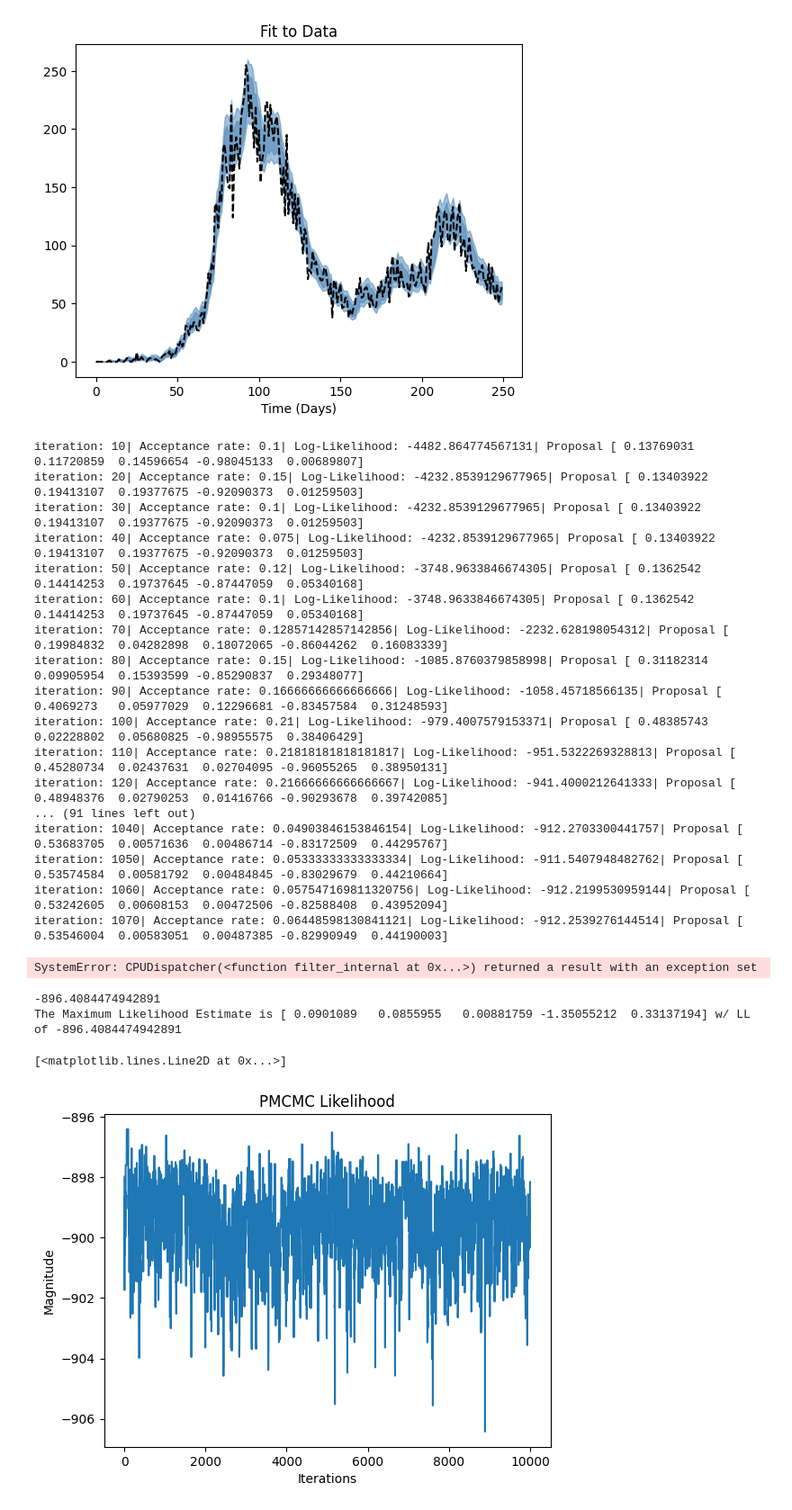
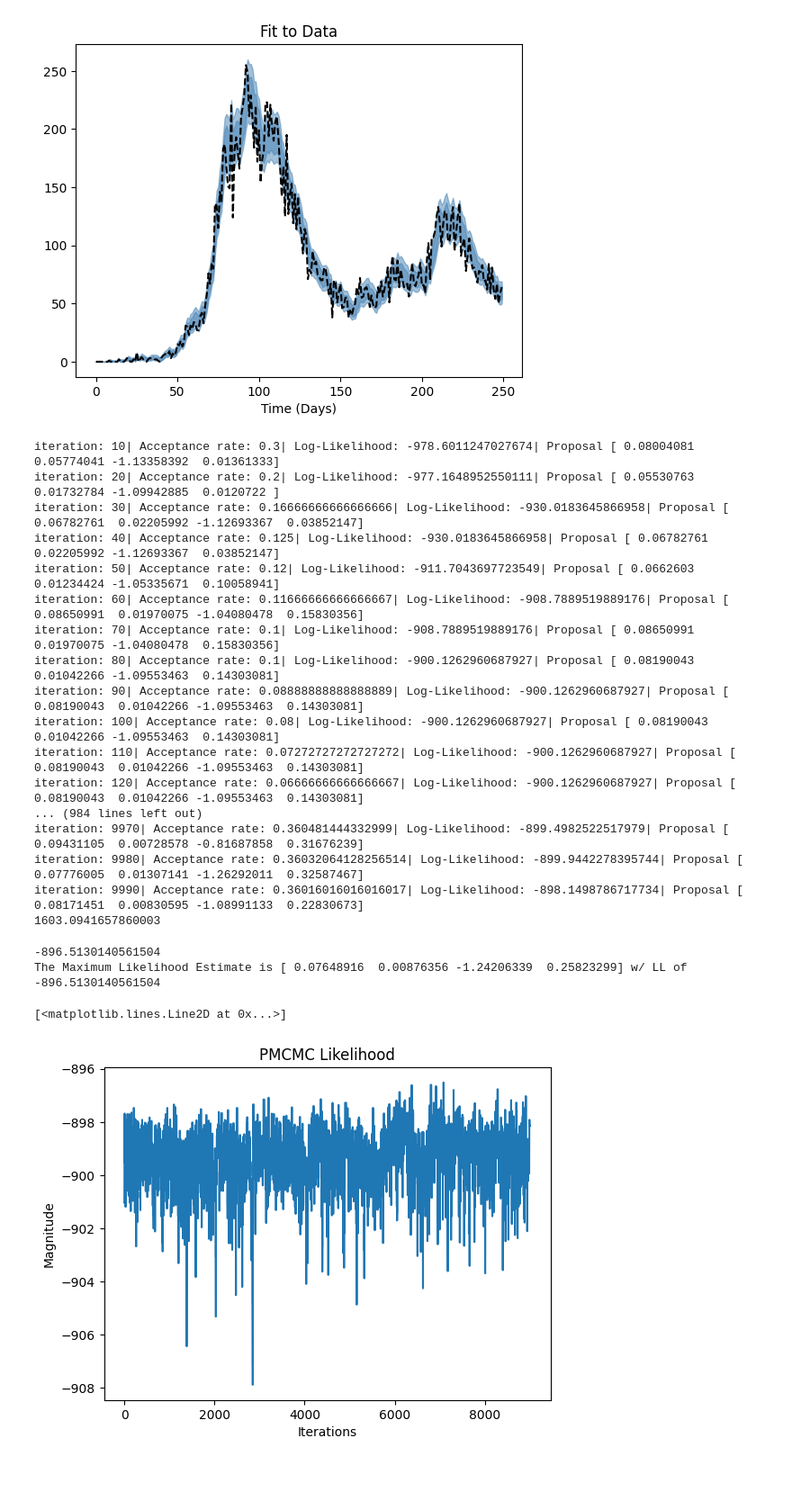
Before and after one commit to NAU-CCL/PMCMC, a Jupyter notebook: examples/PMCMC_sirh_OU.ipynb, the cells around one changed output. Shown at 90% size. Drawn from its saved outputs; the diff is of its cells as text; code cells hidden in the pictures; blank space fills up the shorter version.

```diff
--- a/examples/PMCMC_sirh_OU.ipynb
+++ b/examples/PMCMC_sirh_OU.ipynb
@@ -27,20 +27,28 @@ state = pd.read_csv('../data_sets/ou_SIRH_state_nbinom.csv').to_numpy()
 betas = pd.read_csv('../data_sets/ou_SIRH_betas_nbinom.csv').to_numpy()
 # %%
 def SIRH_model(particles,observations,t,dt,model_params,rng):
-    '''Definition of SEIR model as described in Calvetti's paper. Difference
-    is the use of Tau leaping to introduce stochasticity into the system and continuous log-normal OU process definition for beta.'''
-    hosp,gamma,R,mu,sig = model_params
+    '''Definition of the SIRHS model as used in the pf algorithm.
+    '''
+    hosp,R,mu,sig = model_params #Parameters to be estimated are in the model_params vector.
 
+    #Fixed parameters are treated as fixed constants.
     lam = 1/14
     L = 1/90
+    D = 1/7
+    gamma = 1/1000
 
     A = np.exp(-lam * dt)
     M = mu * (np.exp(-lam * dt) - 1)
     C = sig * np.sqrt(1 - np.exp(-2 * lam * dt))
 
-    '''Tau leaping. Non estimated parameters are hard coded. '''
+    '''Tau leaping. The setup is flexible to whatever numerical scheme the user prefers, but the timestep dt must be fixed.
+    That is, adaptive methods do not work at present.'''
 
     for index in range(particles.shape[0]):
+
+        '''The loop over the particles is setup as it is to allow the model function to be jit compiled in numba.
+        Unfortunately numba can't jit compile the poisson random variable generation with a vector mean.
+        '''
 
         new_S = rng.poisson((L * particles[index,3,t]) * dt)
         new_I = rng.poisson((particles[index,4,t] * (particles[index,0,t] * particles[index,1,t])/np.sum(particles[index,:,t])) * dt)
@@ -60,7 +68,8 @@ def SIRH_model(particles,observations,t,dt,model_params,rng):
     return particles,observations
 
 def SIRH_Obs(data_point, particle_observations, model_params):
-    r = 1/model_params[2]
+    '''The observation distribution. This returns the weights which use a log scale.'''
+    r = 1/model_params[1]
     weights = nbinom_logpmf(x = data_point,p = r/(r + particle_observations[:,0] + 0.005),n = np.array([r]))
     return weights
 # %%
@@ -89,6 +98,7 @@ dt = 0.1
 t_vec = np.arange(0,T,dt)
 
 def SIRH_init(num_particles, model_dim, rng):
+    '''This function is used to initialize the particles at time 0.'''
     particles_0 = np.zeros((num_particles,model_dim))
     particles_0[:,0] = 1_000_000
     I_init = rng.integers(50,200,size = (num_particles))
@@ -111,7 +121,7 @@ from time import perf_counter
 
 t = perf_counter()
 output = particlefilter(data = data,
-        model_params= (hosp,gamma,1/R,mean_ou,sig),
+        model_params= (hosp,1/R,mean_ou,sig),
         pf_params = pf_params,
         rng = rng,
         req_jit=True
@@ -160,19 +170,18 @@ Root Mean Squared Error for the Data 63.08757759952617
 pmcmc_rng = np.random.default_rng(10)
 
 def sirh_prior(theta):
-    return uniform_logpdf(theta[0],min_val= 0.,max_val= 1.) + \
-    beta_logpdf(theta[1],alpha= 1.,beta= 1.) + \
-    uniform_logpdf(theta[2],min_val = 1/1000.,max_val = 1/5.) + \
-    norm_logpmf(theta[3],mu = -0.8,sig = 0.4) + \
-    beta_logpdf(theta[4],alpha = 1.,beta = 1.)
+    return uniform_logpdf(theta[0],min_val= 0.,max_val= 0.3) + \
+    uniform_logpdf(theta[1],min_val = 1/1000.,max_val = 1/5.) + \
+    norm_logpmf(theta[2],mu = -0.8,sig = 0.4) + \
+    beta_logpdf(theta[3],alpha = 1.,beta = 1.)
 
 
 '''estimated params hosp,D,R,mean_ou,sig'''
 
 pmcmc_params = {'iterations':10_000,
-                'init_params':np.array([0.1,0.1,0.1,-1.,0.01]),
+                'init_params':np.array([0.1,0.1,-1.,0.01]),
                 'prior':sirh_prior,
-                'init_cov':  np.diag([0.001,0.001,0.001,0.001,0.001]),
+                'init_cov':  np.diag([0.001,0.001,0.001,0.001]),
                 'burn_in':1_000}
 
 pf_params = {'num_particles':1000,
@@ -194,42 +203,41 @@ pmcmc_output = particlemcmc(
                   )
 print(perf_counter() - t)
 # %% [output]
-iteration: 10| Acceptance rate: 0.1| Log-Likelihood: -4482.864774567131| Proposal [ 0.13769031  0.11720859  0.14596654 -0.98045133  0.00689807]
-iteration: 20| Acceptance rate: 0.15| Log-Likelihood: -4232.8539129677965| Proposal [ 0.13403922  0.19413107  0.19377675 -0.92090373  0.01259503]
-iteration: 30| Acceptance rate: 0.1| Log-Likelihood: -4232.8539129677965| Proposal [ 0.13403922  0.19413107  0.19377675 -0.92090373  0.01259503]
-iteration: 40| Acceptance rate: 0.075| Log-Likelihood: -4232.8539129677965| Proposal [ 0.13403922  0.19413107  0.19377675 -0.92090373  0.01259503]
-iteration: 50| Acceptance rate: 0.12| Log-Likelihood: -3748.9633846674305| Proposal [ 0.1362542   0.14414253  0.19737645 -0.87447059  0.05340168]
-iteration: 60| Acceptance rate: 0.1| Log-Likelihood: -3748.9633846674305| Proposal [ 0.1362542   0.14414253  0.19737645 -0.87447059  0.05340168]
-iteration: 70| Acceptance rate: 0.12857142857142856| Log-Likelihood: -2232.628198054312| Proposal [ 0.19984832  0.04282898  0.18072065 -0.86044262  0.16083339]
-iteration: 80| Acceptance rate: 0.15| Log-Likelihood: -1085.8760379858998| Proposal [ 0.31182314  0.09905954  0.15393599 -0.85290837  0.29348077]
-iteration: 90| Acceptance rate: 0.16666666666666666| Log-Likelihood: -1058.45718566135| Proposal [ 0.4069273   0.05977029  0.12296681 -0.83457584  0.31248593]
-iteration: 100| Acceptance rate: 0.21| Log-Likelihood: -979.4007579153371| Proposal [ 0.48385743  0.02228802  0.05680825 -0.98955575  0.38406429]
-iteration: 110| Acceptance rate: 0.21818181818181817| Log-Likelihood: -951.5322269328813| Proposal [ 0.45280734  0.02437631  0.02704095 -0.96055265  0.38950131]
-iteration: 120| Acceptance rate: 0.21666666666666667| Log-Likelihood: -941.4000212641333| Proposal [ 0.48948376  0.02790253  0.01416766 -0.90293678  0.39742085]
-... (91 lines left out)
-iteration: 1040| Acceptance rate: 0.04903846153846154| Log-Likelihood: -912.2703300441757| Proposal [ 0.53683705  0.00571636  0.00486714 -0.83172509  0.44295767]
-iteration: 1050| Acceptance rate: 0.05333333333333334| Log-Likelihood: -911.5407948482762| Proposal [ 0.53574584  0.00581792  0.00484845 -0.83029679  0.44210664]
-iteration: 1060| Acceptance rate: 0.057547169811320756| Log-Likelihood: -912.2199530959144| Proposal [ 0.53242605  0.00608153  0.00472506 -0.82588408  0.43952094]
-iteration: 1070| Acceptance rate: 0.06448598130841121| Log-Likelihood: -912.2539276144514| Proposal [ 0.53546004  0.00583051  0.00487385 -0.82990949  0.44190003]
+iteration: 10| Acceptance rate: 0.3| Log-Likelihood: -978.6011247027674| Proposal [ 0.08004081  0.05774041 -1.13358392  0.01361333]
+iteration: 20| Acceptance rate: 0.2| Log-Likelihood: -977.1648952550111| Proposal [ 0.05530763  0.01732784 -1.09942885  0.0120722 ]
+iteration: 30| Acceptance rate: 0.16666666666666666| Log-Likelihood: -930.0183645866958| Proposal [ 0.06782761  0.02205992 -1.12693367  0.03852147]
+iteration: 40| Acceptance rate: 0.125| Log-Likelihood: -930.0183645866958| Proposal [ 0.06782761  0.02205992 -1.12693367  0.03852147]
+iteration: 50| Acceptance rate: 0.12| Log-Likelihood: -911.7043697723549| Proposal [ 0.0662603   0.01234424 -1.05335671  0.10058941]
+iteration: 60| Acceptance rate: 0.11666666666666667| Log-Likelihood: -908.7889519889176| Proposal [ 0.08650991  0.01970075 -1.04080478  0.15830356]
+iteration: 70| Acceptance rate: 0.1| Log-Likelihood: -908.7889519889176| Proposal [ 0.08650991  0.01970075 -1.04080478  0.15830356]
+iteration: 80| Acceptance rate: 0.1| Log-Likelihood: -900.1262960687927| Proposal [ 0.08190043  0.01042266 -1.09553463  0.14303081]
+iteration: 90| Acceptance rate: 0.08888888888888889| Log-Likelihood: -900.1262960687927| Proposal [ 0.08190043  0.01042266 -1.09553463  0.14303081]
+iteration: 100| Acceptance rate: 0.08| Log-Likelihood: -900.1262960687927| Proposal [ 0.08190043  0.01042266 -1.09553463  0.14303081]
+iteration: 110| Acceptance rate: 0.07272727272727272| Log-Likelihood: -900.1262960687927| Proposal [ 0.08190043  0.01042266 -1.09553463  0.14303081]
+iteration: 120| Acceptance rate: 0.06666666666666667| Log-Likelihood: -900.1262960687927| Proposal [ 0.08190043  0.01042266 -1.09553463  0.14303081]
+... (984 lines left out)
+iteration: 9970| Acceptance rate: 0.360481444332999| Log-Likelihood: -899.4982522517979| Proposal [ 0.09431105  0.00728578 -0.81687858  0.31676239]
+iteration: 9980| Acceptance rate: 0.36032064128256514| Log-Likelihood: -899.9442278395744| Proposal [ 0.07776005  0.01307141 -1.26292011  0.32587467]
+iteration: 9990| Acceptance rate: 0.36016016016016017| Log-Likelihood: -898.1498786717734| Proposal [ 0.08171451  0.00830595 -1.08991133  0.22830673]
+1603.0941657860003
-SystemError: CPUDispatcher(<function filter_internal at 0x...>) returned a result with an exception set
 # %%
-burn_in = 10_000
+burn_in = 1_000
 
 MLE = np.argmax(pmcmc_output['Log Likelihood'])
 
 print(pmcmc_output['Log Likelihood'][MLE])
 
 print(f"The Maximum Likelihood Estimate is {pmcmc_output['accepted_params'][:,MLE]} w/ LL of {pmcmc_output['Log Likelihood'][MLE]}")
 
 plt.title("PMCMC Likelihood")
 plt.ylabel("Magnitude")
 plt.xlabel("Iterations")
 plt.plot(pmcmc_output['Log Likelihood'][burn_in:])
 # %% [output]
--896.4084474942891
-The Maximum Likelihood Estimate is [ 0.0901089   0.0855955   0.00881759 -1.35055212  0.33137194] w/ LL of -896.4084474942891
+-896.5130140561504
+The Maximum Likelihood Estimate is [ 0.07648916  0.00876356 -1.24206339  0.25823299] w/ LL of -896.5130140561504
 [<matplotlib.lines.Line2D at 0x...>]
-[figure, old version]
+[figure, new version]
 # %%
 plt.title(f"Distribution of hosp w/ mean: {np.mean(pmcmc_output['accepted_params'][0,burn_in:])} and std: {np.std(pmcmc_output['accepted_params'][0,burn_in:])}")
 plt.hist(pmcmc_output['accepted_params'][0,burn_in:],density=True,bins = 50)
```
Also changed, not shown: parts of 5 cells of this notebook, 5 other files.
